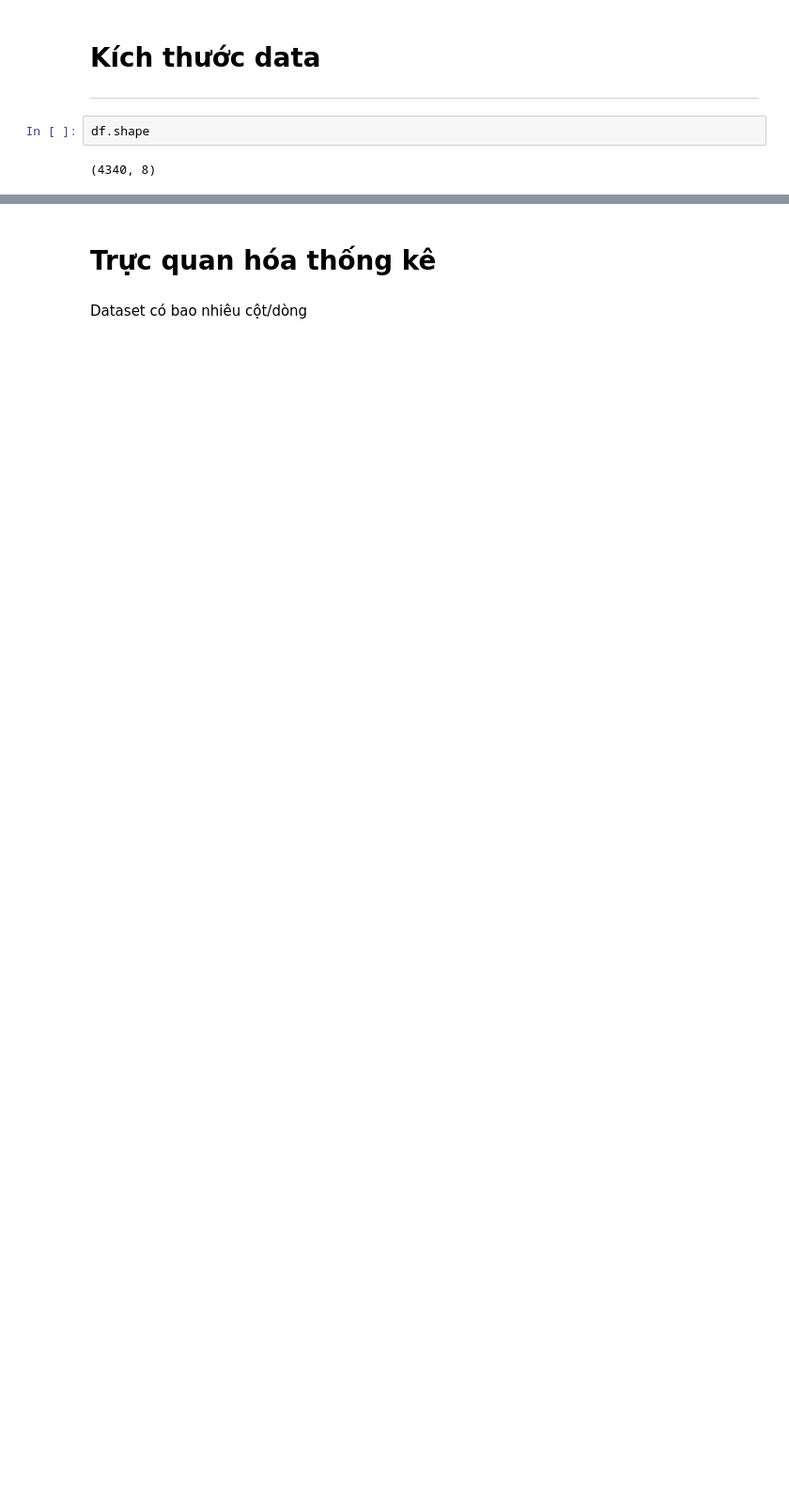
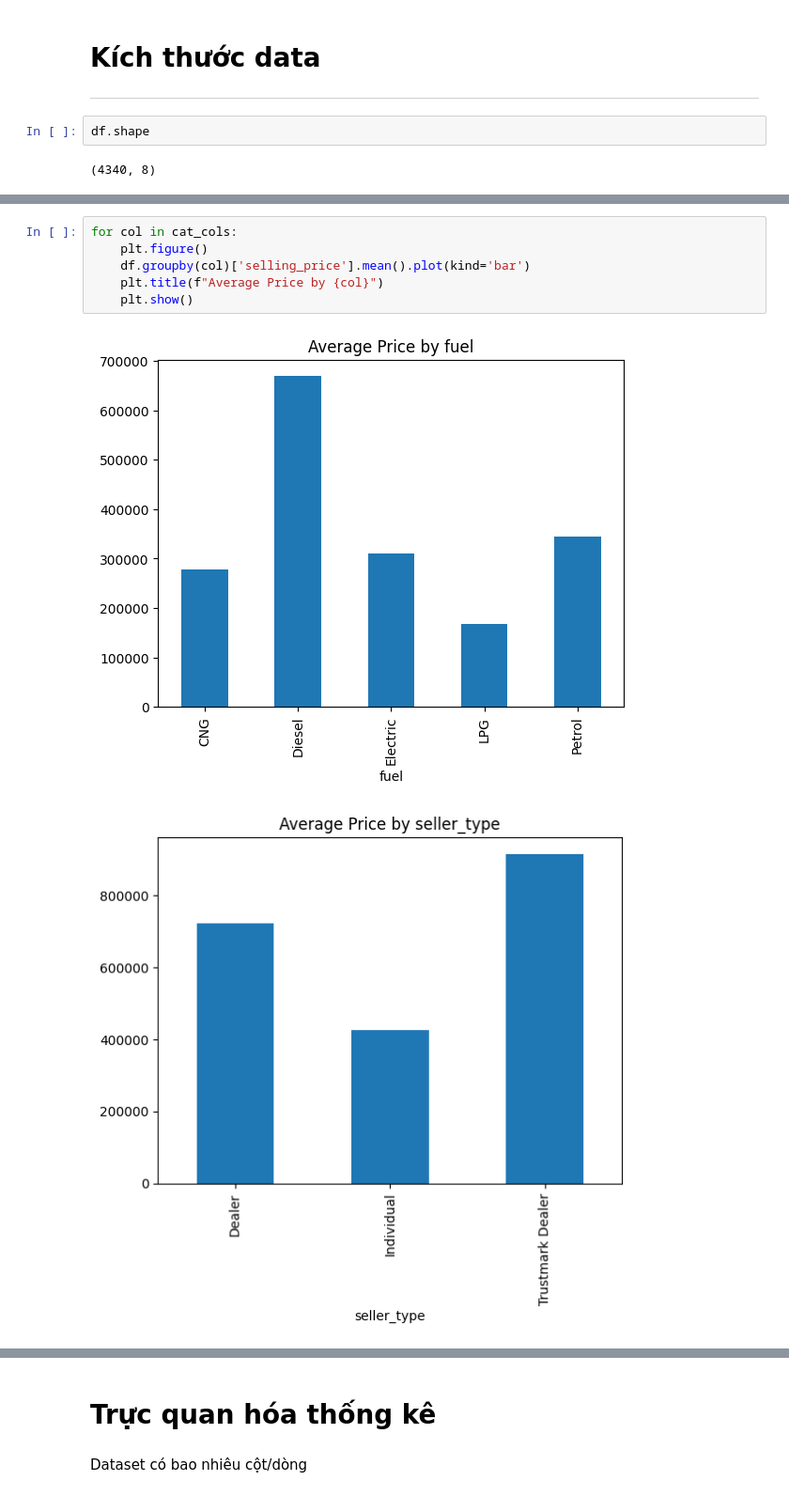
Before and after one commit to hoangchaulanbao/HocmayNC, a Jupyter notebook: car-price-prediction.ipynb, the cells around one changed output, grey strips where cells are left out. Shown at 94% size. Saved outputs shown, nothing was run; the diff lists cells and outputs as text; blank space fills up the shorter version.

```diff
--- a/car-price-prediction.ipynb
+++ b/car-price-prediction.ipynb
@@ -119,0 +244,9 @@ Biến car_age được tạo ra có mối quan hệ tiêu cực mạnh mẽ v
+# %%
+for col in cat_cols:
+    plt.figure()
+    df.groupby(col)['selling_price'].mean().plot(kind='bar')
+    plt.title(f"Average Price by {col}")
+    plt.show()
+# %% [output]
+[figure, added]
+[figure, added]
```
Also changed, not shown: parts of 39 cells of this notebook.
